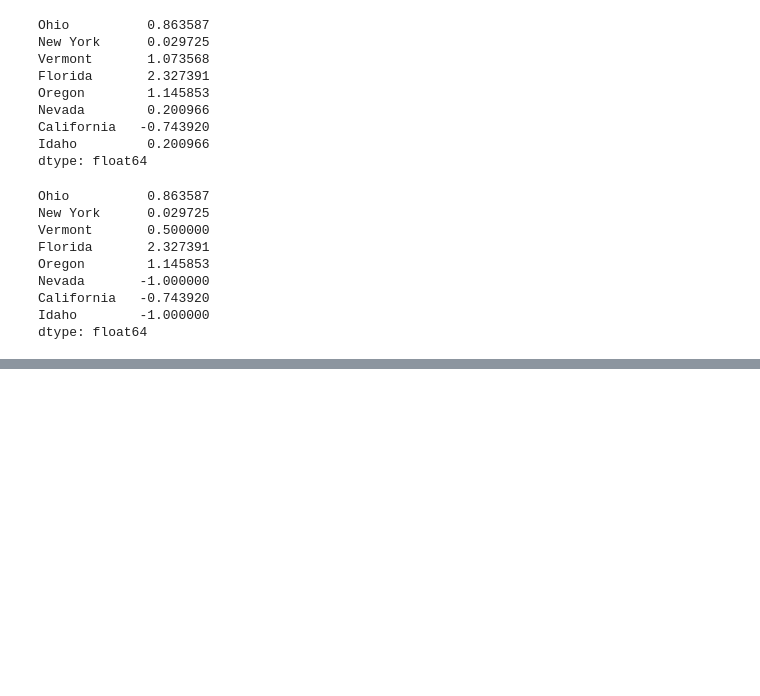
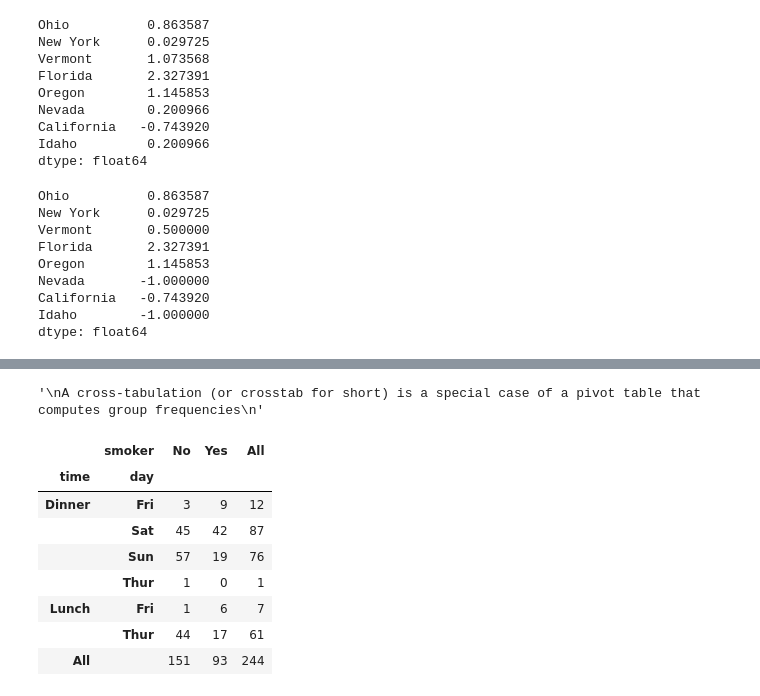
Before and after one commit to Roooooobin/Python-for-Data-Analysis-Practice, a Jupyter notebook: Data Aggregation and Group Operations.ipynb, the cells around one changed output, grey strips where cells are left out. Drawn from its saved outputs; the diff is of its cells as text; code cells hidden in the pictures; blank space fills up the shorter version.

```diff
--- a/Data Aggregation and Group Operations.ipynb
+++ b/Data Aggregation and Group Operations.ipynb
@@ -596,0 +755,17 @@ dtype: float64
+# %%
+# crosstab
+"""
+A cross-tabulation (or crosstab for short) is a special case of a pivot table that computes group frequencies
+"""
+pd.crosstab([tips.time, tips.day], tips.smoker, margins=True)
+# %% [output]
+'\nA cross-tabulation (or crosstab for short) is a special case of a pivot table that computes group frequencies\n'
+|  | smoker | No | Yes | All |
+| time | day |  |  |  |
+| Dinner | Fri | 3 | 9 | 12 |
+|  | Sat | 45 | 42 | 87 |
+|  | Sun | 57 | 19 | 76 |
+|  | Thur | 1 | 0 | 1 |
+| Lunch | Fri | 1 | 6 | 7 |
+|  | Thur | 44 | 17 | 61 |
+| All |  | 151 | 93 | 244 |
```
Also changed, not shown: parts of 4 cells of this notebook.
